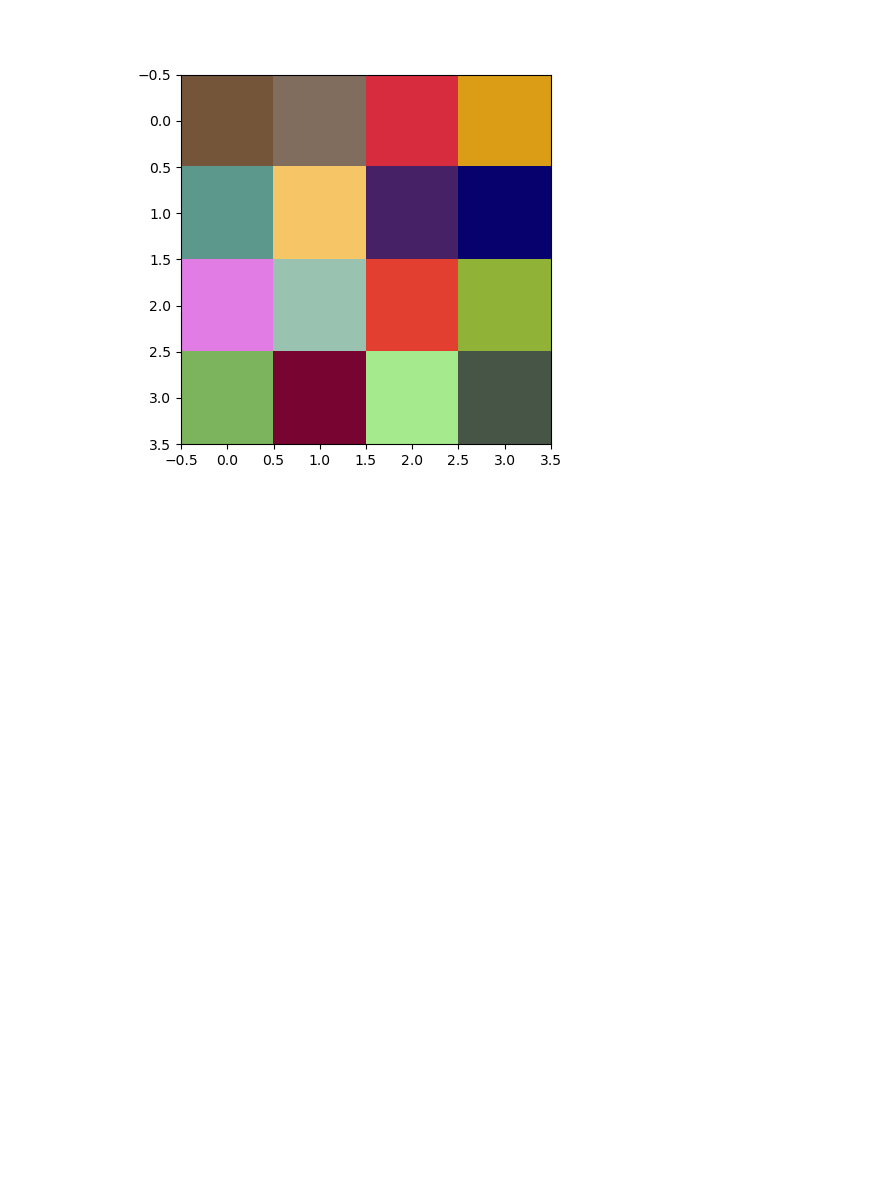
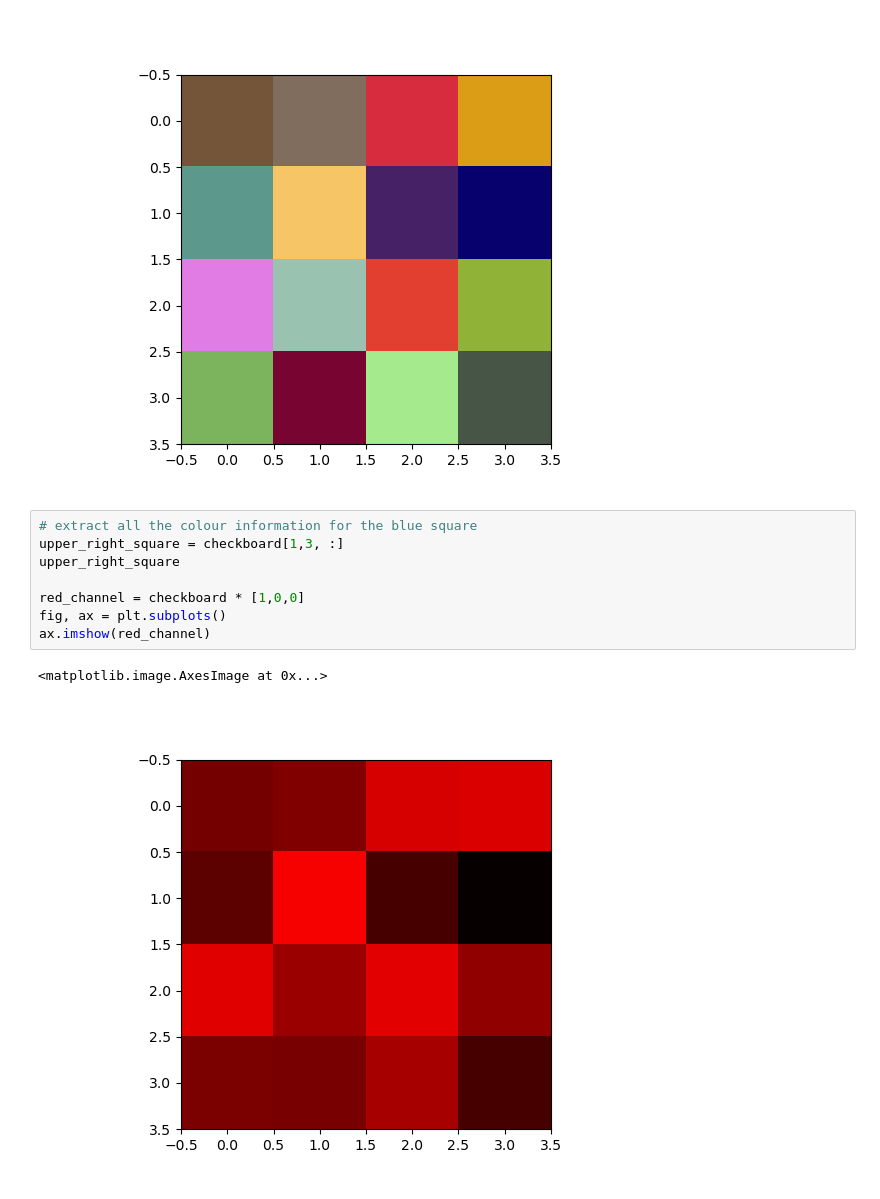
Before and after one commit to kpotia/image-processing, a Jupyter notebook: image-basic.ipynb, the cells around one changed output. Saved outputs shown, nothing was run; the diff lists cells and outputs as text; blank space fills up the shorter version.

Commit message:
image basic: understanding  image formats, colors and compression based on types.

```diff
--- a/image-basic.ipynb
+++ b/image-basic.ipynb
@@ -126,3 +126,14 @@ print(checkboard)
   [166 234 142]
   [ 71  85  70]]]
 [figure]
+# %%
+# extract all the colour information for the blue square
+upper_right_square = checkboard[1,3, :]
+upper_right_square
+
+red_channel = checkboard * [1,0,0]
+fig, ax = plt.subplots()
+ax.imshow(red_channel)
+# %% [output]
+<matplotlib.image.AxesImage at 0x...>
+[figure, added]
```
Also changed, not shown: parts of 4 cells of this notebook, 3 other files.
